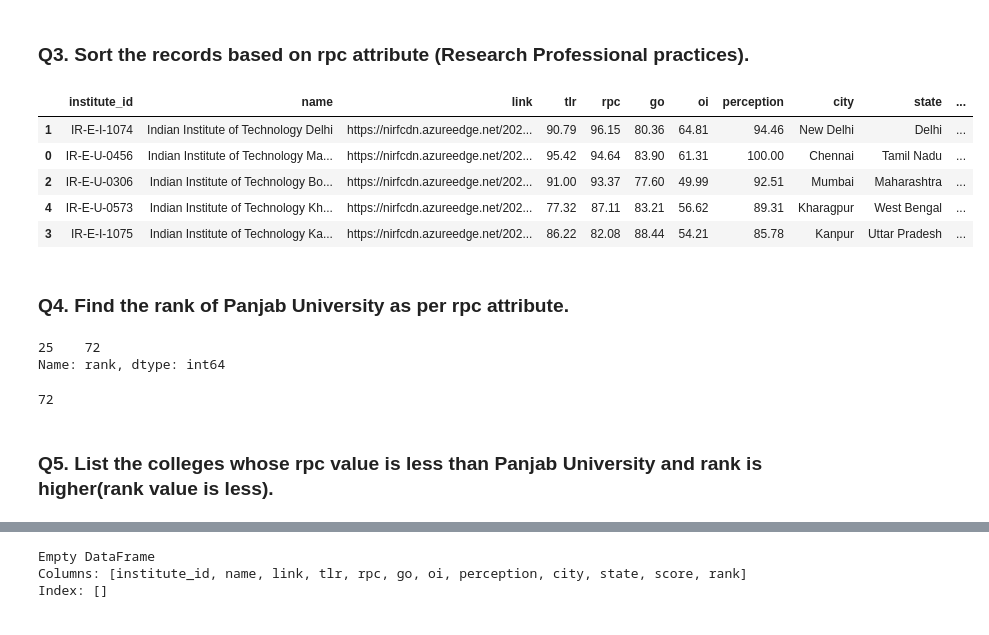
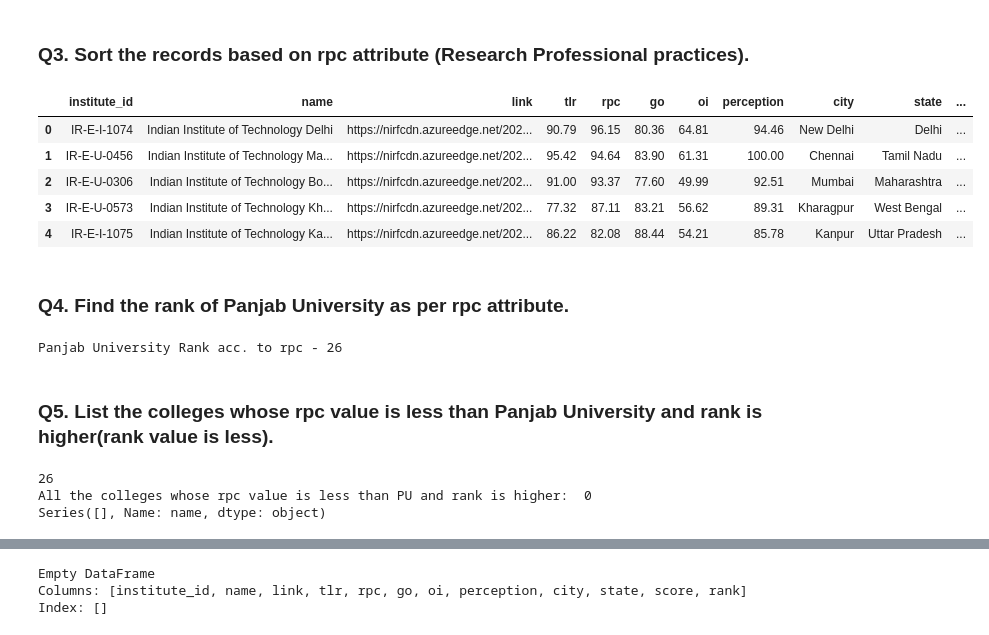
Before and after one commit to PrashantChoudhary13579/Machine-learning-, a Jupyter notebook: LAB_4/exercise_6(2).ipynb, the cells around one changed output, grey strips where cells are left out. Saved outputs shown, nothing was run; the diff lists cells and outputs as text; code cells hidden in the pictures.

```diff
--- a/LAB_4/exercise_6(2).ipynb
+++ b/LAB_4/exercise_6(2).ipynb
@@ -103,38 +103,42 @@ Name: name, dtype: int64
 # %% [markdown]
 ### Q3. Sort the records based on rpc attribute (Research Professional practices).
 # %%
-rpc_sorted_records = df.sort_values(by='rpc', ascending=False)
+rpc_sorted_records = df.sort_values(by='rpc', ascending=False,ignore_index = True)
 # print(rpc_sorted_records)
 rpc_sorted_records.head()
 # %% [output]
 |  | institute_id | name | link | tlr | rpc | go | oi | perception | city | state | ... |
-| 1 | IR-E-I-1074 | Indian Institute of Technology Delhi | https://nirfcdn.azureedge.net/202... | 90.79 | 96.15 | 80.36 | 64.81 | 94.46 | New Delhi | Delhi | ... |
-| 0 | IR-E-U-0456 | Indian Institute of Technology Ma... | https://nirfcdn.azureedge.net/202... | 95.42 | 94.64 | 83.90 | 61.31 | 100.00 | Chennai | Tamil Nadu | ... |
+| 0 | IR-E-I-1074 | Indian Institute of Technology Delhi | https://nirfcdn.azureedge.net/202... | 90.79 | 96.15 | 80.36 | 64.81 | 94.46 | New Delhi | Delhi | ... |
+| 1 | IR-E-U-0456 | Indian Institute of Technology Ma... | https://nirfcdn.azureedge.net/202... | 95.42 | 94.64 | 83.90 | 61.31 | 100.00 | Chennai | Tamil Nadu | ... |
 | 2 | IR-E-U-0306 | Indian Institute of Technology Bo... | https://nirfcdn.azureedge.net/202... | 91.00 | 93.37 | 77.60 | 49.99 | 92.51 | Mumbai | Maharashtra | ... |
-| 4 | IR-E-U-0573 | Indian Institute of Technology Kh... | https://nirfcdn.azureedge.net/202... | 77.32 | 87.11 | 83.21 | 56.62 | 89.31 | Kharagpur | West Bengal | ... |
-| 3 | IR-E-I-1075 | Indian Institute of Technology Ka... | https://nirfcdn.azureedge.net/202... | 86.22 | 82.08 | 88.44 | 54.21 | 85.78 | Kanpur | Uttar Pradesh | ... |
+| 3 | IR-E-U-0573 | Indian Institute of Technology Kh... | https://nirfcdn.azureedge.net/202... | 77.32 | 87.11 | 83.21 | 56.62 | 89.31 | Kharagpur | West Bengal | ... |
+| 4 | IR-E-I-1075 | Indian Institute of Technology Ka... | https://nirfcdn.azureedge.net/202... | 86.22 | 82.08 | 88.44 | 54.21 | 85.78 | Kanpur | Uttar Pradesh | ... |
 # %% [markdown]
 ### Q4. Find the rank of Panjab University as per rpc attribute.
-# %%
-df_sorted = df.sort_values(by='rpc', ascending=False).reset_index(drop=True)
-# df_sorted["rank"] = df
-df_sorted["Rank"] = df_sorted.index + 1
-
-college_rank = df_sorted[df_sorted["name"]== "Panjab University"]["rank"]
-print(college_rank)
-# %% [output]
-25    72
-Name: rank, dtype: int64
-# %%
-rank = df.sort_values(by="rpc", ascending=False)\
-         .reset_index(drop=True)\
-         .index[df["name"] == "Panjab University"][0] + 1
-
-print(rank)
-# %% [output]
-72
+# %%
+df_sorted = df.sort_values(by='rpc', ascending=False).reset_index(drop=True)
+df_sorted["rank"] = df_sorted.index + 1
+
+college_rank = df_sorted[df_sorted["name"] == "Panjab University"]["rank"]
+print("Panjab University Rank acc. to rpc -",college_rank.values[0])
+# %% [output]
+Panjab University Rank acc. to rpc - 26
 # %% [markdown]
 ### Q5. List the colleges whose rpc value is less than Panjab University and rank is higher(rank value is less).
+# %%
+rpc_pu = df_sorted[df_sorted.name == "Panjab University"]["rpc"].values[0]
+rank_pu = df_sorted[df_sorted.name =="Panjab University"]["rank"].values[0]
+print(rank_pu)
+data  = df_sorted.iloc[rank_pu:][df_sorted["rank"] < rank_pu]
+
+print("All the colleges whose rpc value is less than PU and rank is higher: ", len(data))
+
+
+print(data["name"])
+# %% [output]
+26
+All the colleges whose rpc value is less than PU and rank is higher:  0
+Series([], Name: name, dtype: object)
 # %%
 df1 = df.sort_values(by = "rpc",ascending=False ).reset_index(drop=True)
 
```
Also changed, not shown: parts of 3 cells of this notebook.
